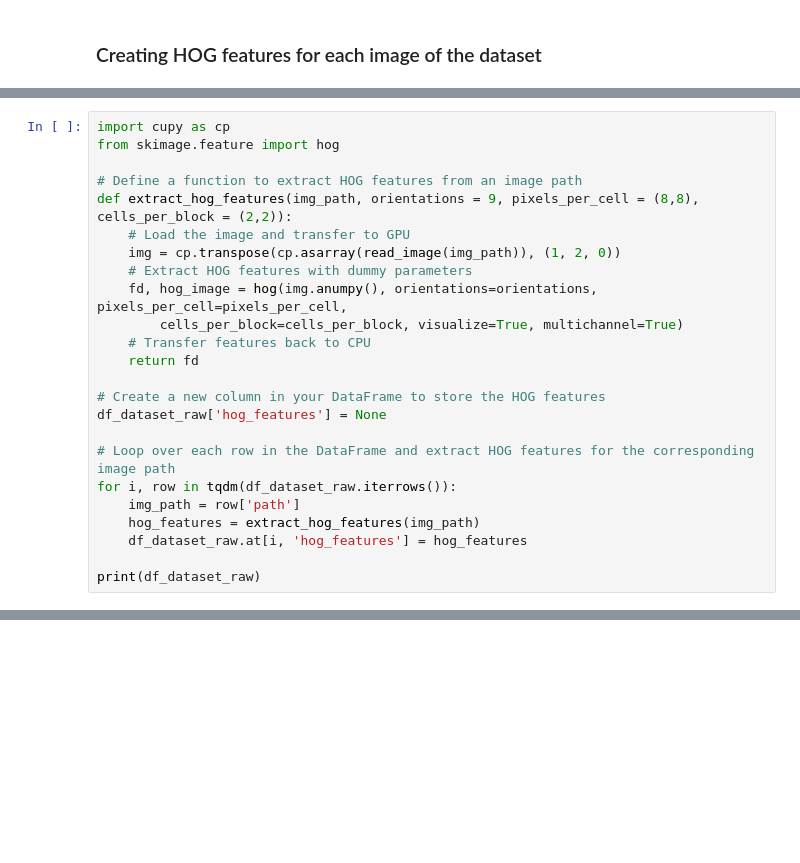
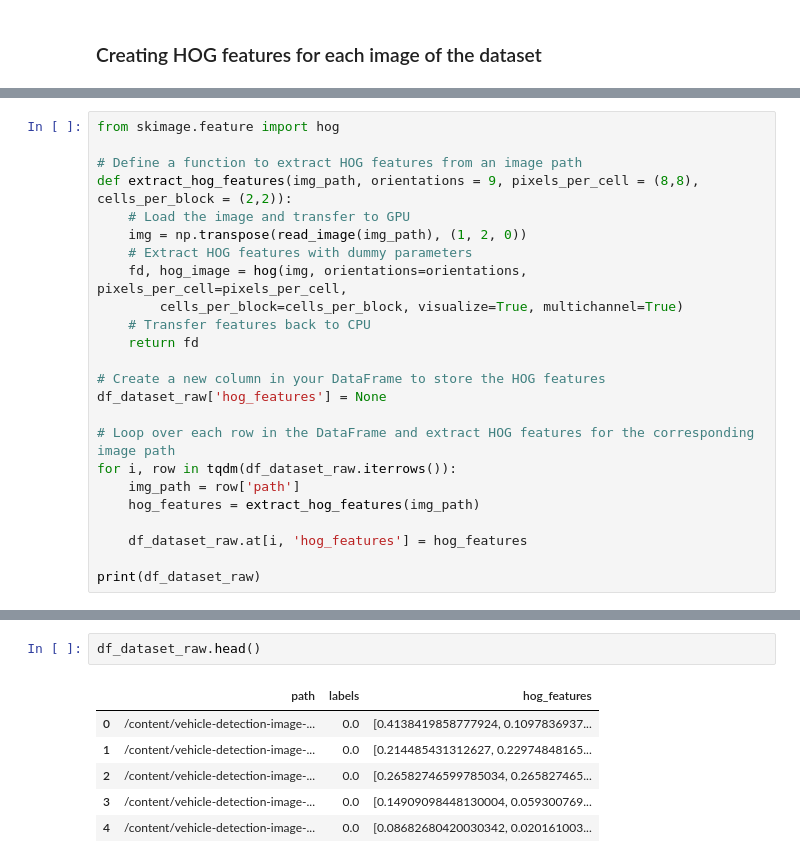
Before and after one commit to adrienloizeau/HOG-Car-Dectector, a Jupyter notebook: cars-classification-model.ipynb, the cells around one changed output, grey strips where cells are left out. Cells and saved outputs as stored; diff of their text form; blank space fills up the shorter version.

```diff
--- a/cars-classification-model.ipynb
+++ b/cars-classification-model.ipynb
@@ -341,13 +386,12 @@ WARNING: Running pip as the 'root' user can result in broken permissions and con
 # %%
-import cupy as cp
 from skimage.feature import hog
 
 # Define a function to extract HOG features from an image path
 def extract_hog_features(img_path, orientations = 9, pixels_per_cell = (8,8), cells_per_block = (2,2)):
     # Load the image and transfer to GPU
-    img = cp.transpose(cp.asarray(read_image(img_path)), (1, 2, 0))
+    img = np.transpose(read_image(img_path), (1, 2, 0))
     # Extract HOG features with dummy parameters
-    fd, hog_image = hog(img.anumpy(), orientations=orientations, pixels_per_cell=pixels_per_cell,
+    fd, hog_image = hog(img, orientations=orientations, pixels_per_cell=pixels_per_cell,
         cells_per_block=cells_per_block, visualize=True, multichannel=True)
     # Transfer features back to CPU
     return fd
@@ -359,6 +403,7 @@ df_dataset_raw['hog_features'] = None
 for i, row in tqdm(df_dataset_raw.iterrows()):
     img_path = row['path']
     hog_features = extract_hog_features(img_path)
+
     df_dataset_raw.at[i, 'hog_features'] = hog_features
 
 print(df_dataset_raw)
@@ -366,0 +428,9 @@ AttributeError: 'cupy._core.core.ndarray' object has no attribute 'numpy'
+# %%
+df_dataset_raw.head()
+# %% [output]
+|  | path | labels | hog_features |
+| 0 | /content/vehicle-detection-image-... | 0.0 | [0.4138419858777924, 0.1097836937... |
+| 1 | /content/vehicle-detection-image-... | 0.0 | [0.214485431312627, 0.22974848165... |
+| 2 | /content/vehicle-detection-image-... | 0.0 | [0.26582746599785034, 0.265827465... |
+| 3 | /content/vehicle-detection-image-... | 0.0 | [0.14909098448130004, 0.059300769... |
+| 4 | /content/vehicle-detection-image-... | 0.0 | [0.08682680420030342, 0.020161003... |
```
Also changed, not shown: parts of 32 cells of this notebook.
